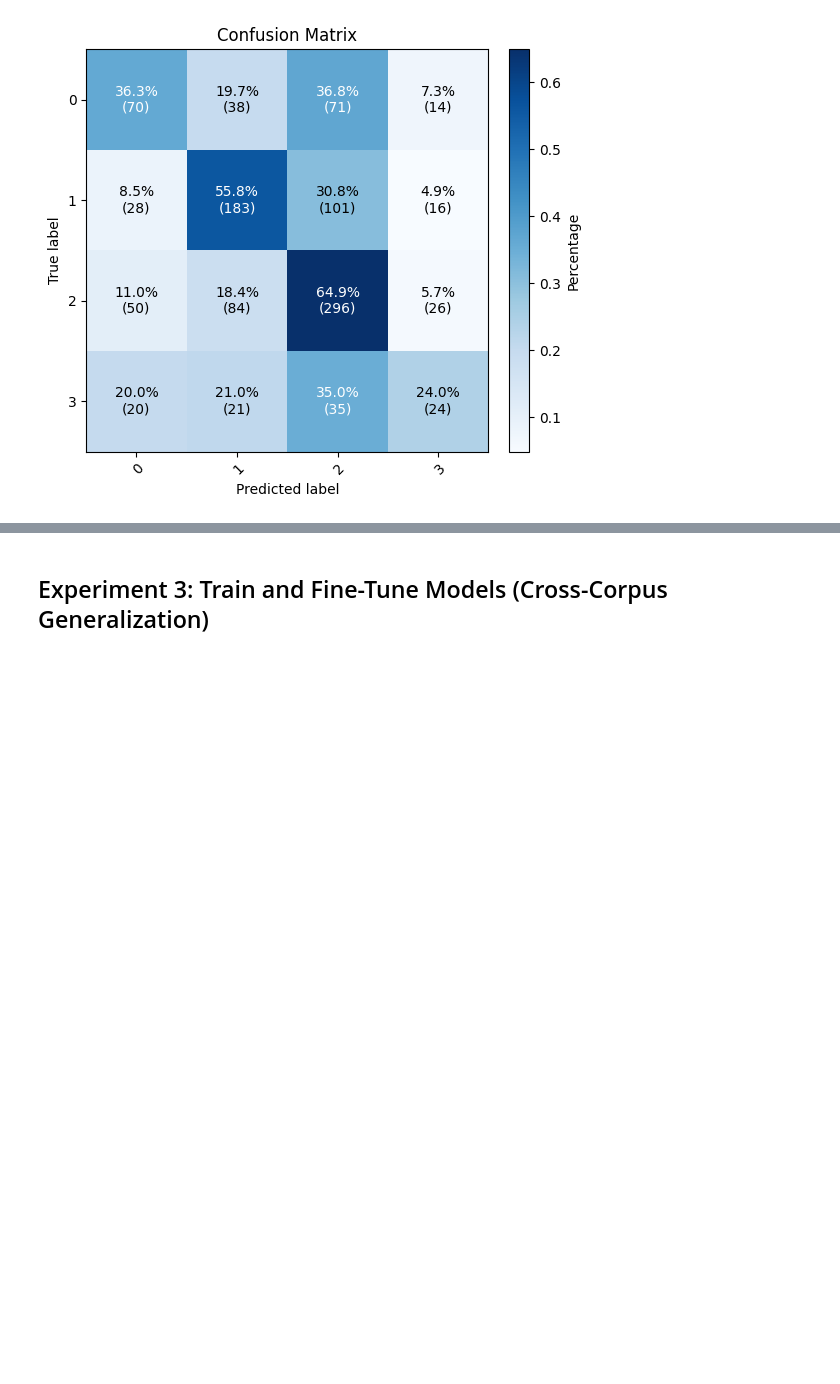
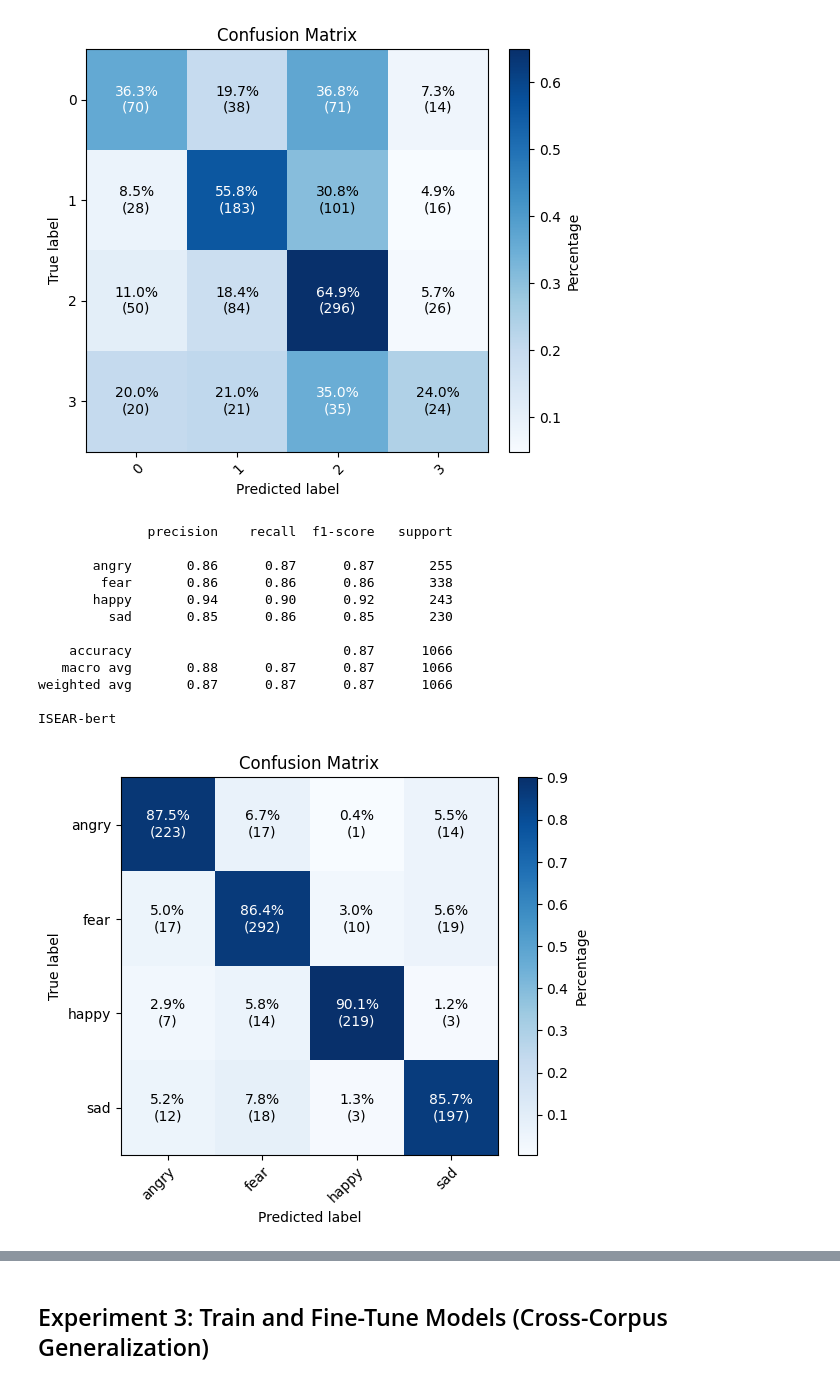
Before and after one commit to sofiafernandescd/EmoReA, a Jupyter notebook: emorea-backend/notebooks/text/TER-final.ipynb, the cells around one changed output, grey strips where cells are left out. Cells and saved outputs as stored; diff of their text form; code cells hidden in the pictures; blank space fills up the shorter version.

```diff
--- a/emorea-backend/notebooks/text/TER-final.ipynb
+++ b/emorea-backend/notebooks/text/TER-final.ipynb
@@ -1003,0 +1016,27 @@ weighted avg       0.52      0.53      0.53      1077
+# %%
+from src.evaluation import plot_confusion_matrix
+from sklearn.metrics import classification_report
+
+preds = trainer.predict(dataset_tok["test"])
+y_true = preds.label_ids
+y_pred = np.argmax(preds.predictions, axis=1)
+# Convert numeric predictions/labels back to text
+y_true_labels = le.inverse_transform(y_true)
+y_pred_labels = le.inverse_transform(y_pred)
+print(classification_report(y_true, y_pred, target_names=le.classes_))
+print("ISEAR-bert")
+plot_confusion_matrix(y_true_labels, y_pred_labels)
+# %% [output]
+              precision    recall  f1-score   support
+
+       angry       0.86      0.87      0.87       255
+        fear       0.86      0.86      0.86       338
+       happy       0.94      0.90      0.92       243
+         sad       0.85      0.86      0.85       230
+
+    accuracy                           0.87      1066
+   macro avg       0.88      0.87      0.87      1066
+weighted avg       0.87      0.87      0.87      1066
+
+ISEAR-bert
+[figure, added]
```
Also changed, not shown: parts of 11 cells of this notebook, 2 other files.
